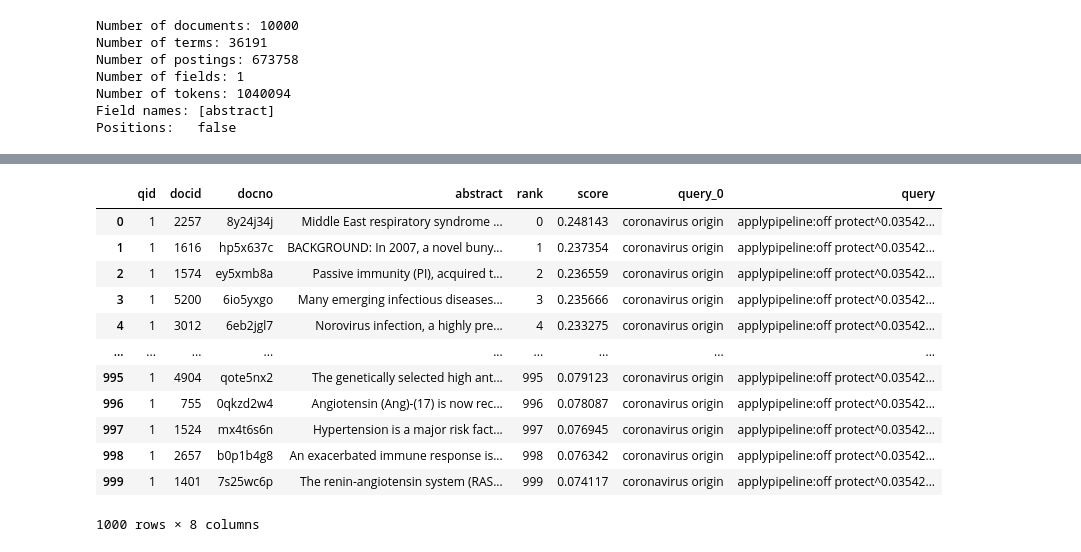
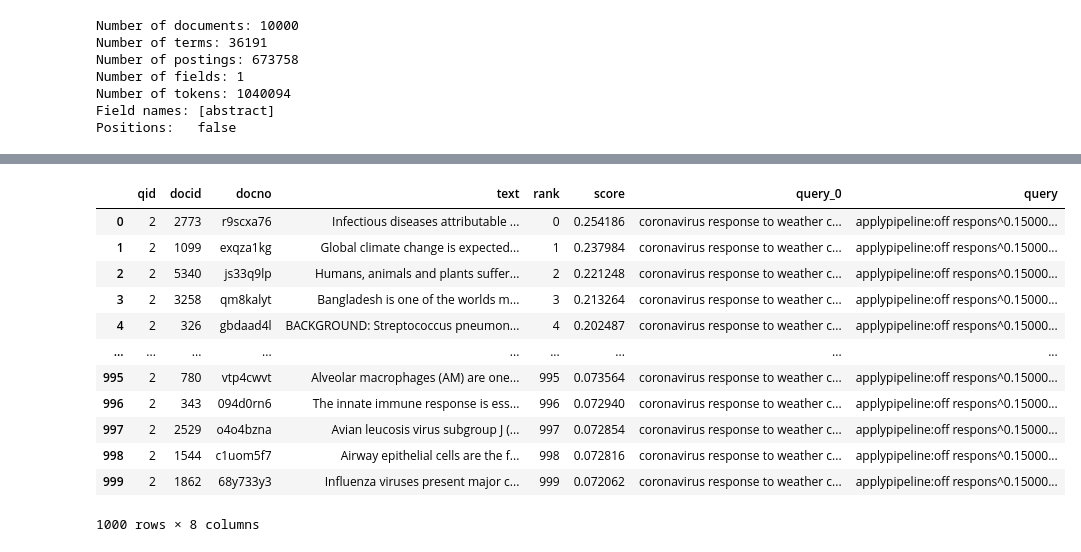
Before and after one commit to DayalStrub/ecir2021tutorial, a Jupyter notebook: other/2-simplest-thing-WIP.ipynb, the cells around one changed output, grey strips where cells are left out. Cells and saved outputs as stored; diff of their text form; code cells hidden in the pictures.

```diff
--- a/other/2-simplest-thing-WIP.ipynb
+++ b/other/2-simplest-thing-WIP.ipynb
@@ -170,8 +155,0 @@ Pipeline(memory=None,
-# %%
-preds = crf.predict_proba(df_sort.loc[:, ["docid", "abstract"]])
-
-df_out["score"] = preds[:, 1] # True class first?
-df_out.sort_values("score", ascending=False, inplace=True)
-df_out.reset_index(drop=True, inplace=True)
-df_out["rank"] = df_out.index
-df_out
@@ -239,16 +155,0 @@ def pr_linear_reranker(
-# %%
-pr_linear_reranker(df_out)
-# %% [output]
-|  | qid | docid | docno | abstract | rank | score | query_0 | query |
-| 0 | 1 | 2257 | 8y24j34j | Middle East respiratory syndrome ... | 0 | 0.248143 | coronavirus origin | applypipeline:off protect^0.03542... |
-| 1 | 1 | 1616 | hp5x637c | BACKGROUND: In 2007, a novel buny... | 1 | 0.237354 | coronavirus origin | applypipeline:off protect^0.03542... |
-| 2 | 1 | 1574 | ey5xmb8a | Passive immunity (PI), acquired t... | 2 | 0.236559 | coronavirus origin | applypipeline:off protect^0.03542... |
-| 3 | 1 | 5200 | 6io5yxgo | Many emerging infectious diseases... | 3 | 0.235666 | coronavirus origin | applypipeline:off protect^0.03542... |
-| 4 | 1 | 3012 | 6eb2jgl7 | Norovirus infection, a highly pre... | 4 | 0.233275 | coronavirus origin | applypipeline:off protect^0.03542... |
-| ... | ... | ... | ... | ... | ... | ... | ... | ... |
-| 995 | 1 | 4904 | qote5nx2 | The genetically selected high ant... | 995 | 0.079123 | coronavirus origin | applypipeline:off protect^0.03542... |
-| 996 | 1 | 755 | 0qkzd2w4 | Angiotensin (Ang)-(17) is now rec... | 996 | 0.078087 | coronavirus origin | applypipeline:off protect^0.03542... |
-| 997 | 1 | 1524 | mx4t6s6n | Hypertension is a major risk fact... | 997 | 0.076945 | coronavirus origin | applypipeline:off protect^0.03542... |
-| 998 | 1 | 2657 | b0p1b4g8 | An exacerbated immune response is... | 998 | 0.076342 | coronavirus origin | applypipeline:off protect^0.03542... |
-| 999 | 1 | 1401 | 7s25wc6p | The renin-angiotensin system (RAS... | 999 | 0.074117 | coronavirus origin | applypipeline:off protect^0.03542... |
-1000 rows × 8 columns
@@ -255,2 +162,20 @@ pr_linear_reranker(df_out)
+# %%
+df_eg = df_out.copy().loc[df_out["qid"] == "2", :].reset_index(drop=True)
+
+pr_linear_reranker(df_eg)
+# %% [output]
+|  | qid | docid | docno | text | rank | score | query_0 | query |
+| 0 | 2 | 2773 | r9scxa76 | Infectious diseases attributable ... | 0 | 0.254186 | coronavirus response to weather c... | applypipeline:off respons^0.15000... |
+| 1 | 2 | 1099 | exqza1kg | Global climate change is expected... | 1 | 0.237984 | coronavirus response to weather c... | applypipeline:off respons^0.15000... |
+| 2 | 2 | 5340 | js33q9lp | Humans, animals and plants suffer... | 2 | 0.221248 | coronavirus response to weather c... | applypipeline:off respons^0.15000... |
+| 3 | 2 | 3258 | qm8kalyt | Bangladesh is one of the worlds m... | 3 | 0.213264 | coronavirus response to weather c... | applypipeline:off respons^0.15000... |
+| 4 | 2 | 326 | gbdaad4l | BACKGROUND: Streptococcus pneumon... | 4 | 0.202487 | coronavirus response to weather c... | applypipeline:off respons^0.15000... |
+| ... | ... | ... | ... | ... | ... | ... | ... | ... |
+| 995 | 2 | 780 | vtp4cwvt | Alveolar macrophages (AM) are one... | 995 | 0.073564 | coronavirus response to weather c... | applypipeline:off respons^0.15000... |
+| 996 | 2 | 343 | 094d0rn6 | The innate immune response is ess... | 996 | 0.072940 | coronavirus response to weather c... | applypipeline:off respons^0.15000... |
+| 997 | 2 | 2529 | o4o4bzna | Avian leucosis virus subgroup J (... | 997 | 0.072854 | coronavirus response to weather c... | applypipeline:off respons^0.15000... |
+| 998 | 2 | 1544 | c1uom5f7 | Airway epithelial cells are the f... | 998 | 0.072816 | coronavirus response to weather c... | applypipeline:off respons^0.15000... |
+| 999 | 2 | 1862 | 68y733y3 | Influenza viruses present major c... | 999 | 0.072062 | coronavirus response to weather c... | applypipeline:off respons^0.15000... |
+1000 rows × 8 columns
 # %%
 # TODO scale RM3 and PR_linear
```
Also changed, not shown: parts of 20 cells of this notebook.
